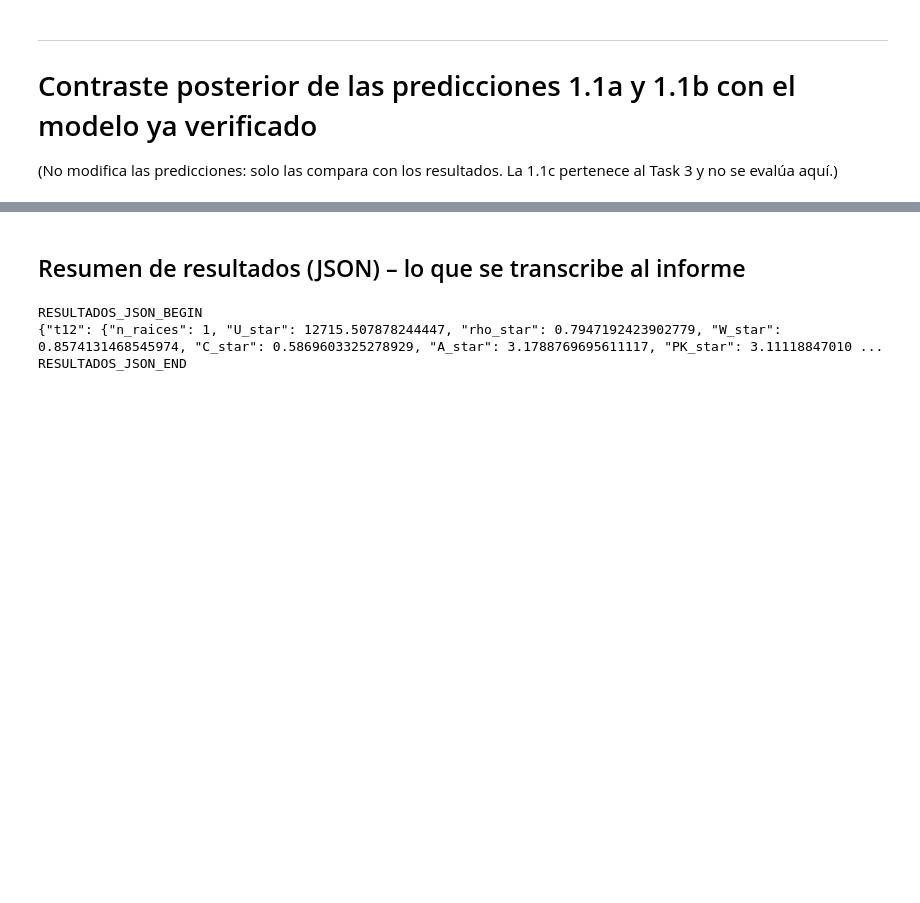
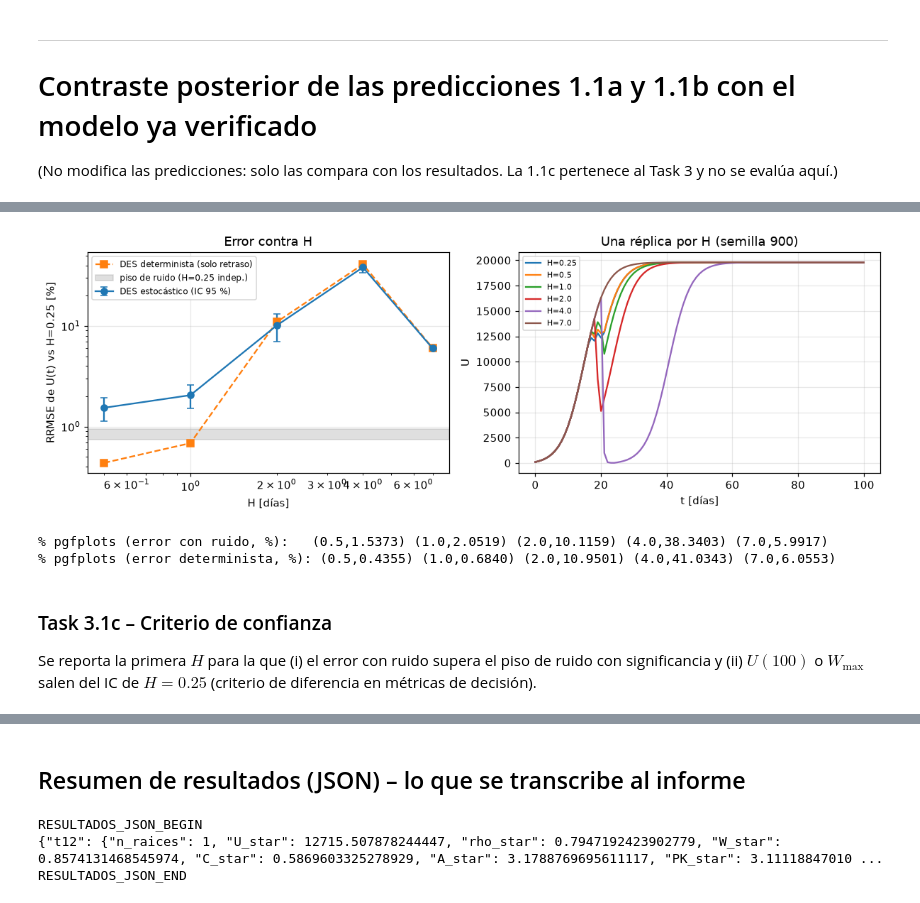
Before and after one commit to hadelacruz/Modelado-Hibrido, a Jupyter notebook: Laboratorio7_Hibrido.ipynb, the cells around one changed output, grey strips where cells are left out. Cells and saved outputs as stored; diff of their text form; code cells hidden in the pictures; blank space fills up the shorter version.

Commit message:
feat: added task3

```diff
--- a/Laboratorio7_Hibrido.ipynb
+++ b/Laboratorio7_Hibrido.ipynb
@@ -991,0 +997,20 @@ lazo - cascada (pareado): {'U100': '-0.0000±0.0000', 'W_max': '-3.4857±0.3492'
+# %%
+# ============================ Task 3 · utilidades comunes ============================
+import csv, os
+RES3 = {}
+R31, R33 = 20, 20            # réplicas (el enunciado pide >= 20)
+
+def wilson(k, n, z=1.959964):
+    """Intervalo de Wilson al 95 % para una proporción k/n (mejor que Wald con n pequeño)."""
+    if n == 0: return (float("nan"),) * 3
+    ph = k / n
+    den = 1 + z * z / n
+    cen = (ph + z * z / (2 * n)) / den
+    hw = z * math.sqrt(ph * (1 - ph) / n + z * z / (4 * n * n)) / den
+    return ph, max(0.0, cen - hw), min(1.0, cen + hw)
+
+def des_det(lam, c, rng=None, **kw):
+    """DES 'determinista': en vez de simular, devuelve W y r EXACTOS de M/M/c/K (esperanza del DES).
+    Sirve para aislar el efecto del retraso del lazo (sin ruido del DES) en el Task 3.1b."""
+    th = mmcK_theory(lam, c, K_CAP)
+    return dict(W=th["W"], r=th["r"], n_arr=0, n_rej=0)
@@ -991,0 +1085,49 @@ lazo - cascada (pareado): {'U100': '-0.0000±0.0000', 'W_max': '-3.4857±0.3492'
+# %%
+# ============================ Task 3.1b ============================
+# Barrido determinista (monkeypatch temporal de des_window: simular_hibrido lo busca como global)
+_des_orig = des_window
+des_window = des_det
+try:
+    det_runs = {H: simular_hibrido(H=H, T_end=100.0, seed=0) for H in H_LIST + [0.125, 0.0625]}
+finally:
+    des_window = _des_orig
+det_ref = U_on_grid(det_runs[0.25])
+det_err = {H: rrmse(U_on_grid(det_runs[H]), det_ref) for H in H_LIST}
+det_ref2 = U_on_grid(det_runs[0.0625])                 # referencia más fina, para ver el error "verdadero" del retraso
+det_err_fino = {H: rrmse(U_on_grid(det_runs[H]), det_ref2) for H in H_LIST + [0.125]}
+print("DES determinista, RRMSE [%] vs H=0.25   :", {H: round(100 * v, 4) for H, v in det_err.items()})
+print("DES determinista, RRMSE [%] vs H=0.0625 :", {H: round(100 * v, 4) for H, v in det_err_fino.items()})
+print("U(100) determinista:", {H: round(float(det_runs[H]['U_end']), 2) for H in H_LIST})
+print("pedidos (t, motivo) determinista H=1:", [(round(a, 3), b) for a, b in det_runs[1.0]["orders"]],
+      "| llegadas:", [round(a, 3) for a in det_runs[1.0]["arrivals"]])
+
+# monotonía y comparación con el piso de ruido
+med = [tab31[H]["err"][0] for H in H_LIST]
+print("\nError medio (con ruido) por H:", [round(100 * m, 3) for m in med])
+print("¿monótono creciente?", all(med[i] <= med[i + 1] for i in range(len(med) - 1)))
+fl = tab31["floor"]["err"]
+print(f"piso de ruido (H=0.25 vs H=0.25 indep.): {100*fl[0]:.3f} ± {100*fl[1]:.3f} %")
+for H in H_LIST[1:]:
+    e = tab31[H]["err"]
+    print(f"H={H}: error {100*e[0]:.3f} ± {100*e[1]:.3f} %  | supera el piso (IC inferior > IC superior del piso)? {e[0]-e[1] > fl[0]+fl[1]}")
+# W_max es un estadístico extremo: crece con el número de ventanas (menor H => más muestras)
+print("\nnº de ventanas DES por réplica y W_max:", {H: (int(round(100 / H)), round(tab31[H]['W_max'][0], 3)) for H in H_LIST})
+
+# --- Figura: error vs H ---
+fig, ax = plt.subplots(1, 2, figsize=(11, 3.8))
+Hs = H_LIST[1:]
+ax[0].errorbar(Hs, [100 * tab31[H]["err"][0] for H in Hs], yerr=[100 * tab31[H]["err"][1] for H in Hs], marker="o", capsize=3, label="DES estocástico (IC 95 %)")
+ax[0].plot(Hs, [100 * det_err[H] for H in Hs], "s--", label="DES determinista (solo retraso)")
+ax[0].axhspan(100 * (fl[0] - fl[1]), 100 * (fl[0] + fl[1]), color="gray", alpha=0.25, label="piso de ruido (H=0.25 indep.)")
+ax[0].set(xscale="log", yscale="log", xlabel="H [días]", ylabel="RRMSE de U(t) vs H=0.25 [%]", title="Error contra H"); ax[0].legend(fontsize=8)
+for H in H_LIST:
+    ax[1].plot(np.arange(0, 101), np.interp(np.arange(0, 101), runs31[H][0]["t"], runs31[H][0]["U"]), label=f"H={H}")
+ax[1].set(xlabel="t [días]", ylabel="U", title="Una réplica por H (semilla 900)"); ax[1].legend(fontsize=7)
+plt.tight_layout(); plt.savefig("fig_task31_error_vs_H.png", dpi=150); plt.show()
+
+# coordenadas listas para pegar en pgfplots del informe
+print("\n% pgfplots (error con ruido, %):  ", " ".join(f"({H},{100*tab31[H]['err'][0]:.4f})" for H in Hs))
+print("% pgfplots (error determinista, %):", " ".join(f"({H},{100*det_err[H]:.4f})" for H in Hs))
+RES3["t31b"] = dict(det_err={str(H): v for H, v in det_err.items()}, det_err_fino={str(H): v for H, v in det_err_fino.items()},
+                    monotono=bool(all(med[i] <= med[i + 1] for i in range(len(med) - 1))))
+# %% [output]
@@ -991,0 +1149,6 @@ lazo - cascada (pareado): {'U100': '-0.0000±0.0000', 'W_max': '-3.4857±0.3492'
+[figure, added]
+% pgfplots (error con ruido, %):   (0.5,1.5373) (1.0,2.0519) (2.0,10.1159) (4.0,38.3403) (7.0,5.9917)
+% pgfplots (error determinista, %): (0.5,0.4355) (1.0,0.6840) (2.0,10.9501) (4.0,41.0343) (7.0,6.0553)
+# %% [markdown]
+### Task 3.1c – Criterio de confianza
+Se reporta la primera $H$ para la que (i) el error con ruido supera el piso de ruido con significancia y (ii) $U(100)$ o $W_{\max}$ salen del IC de $H=0.25$ (criterio de diferencia en métricas de decisión).
```
Also changed, not shown: parts of 20 cells of this notebook, 4 other files.
